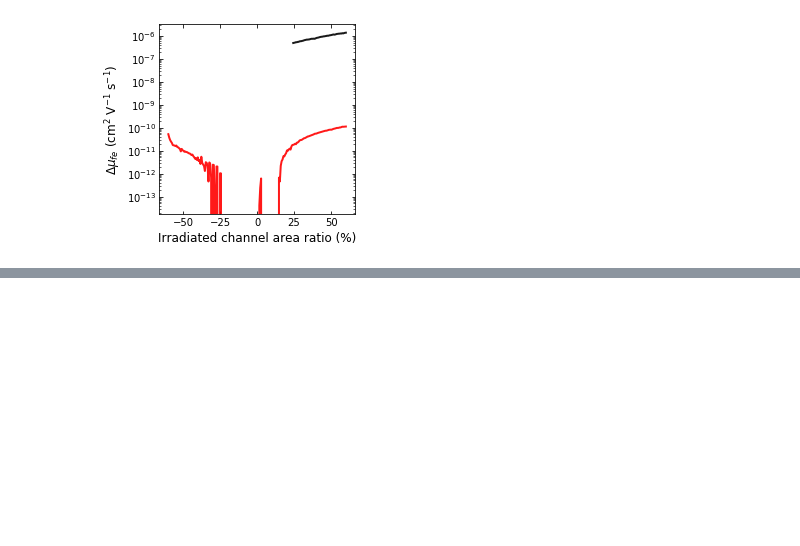
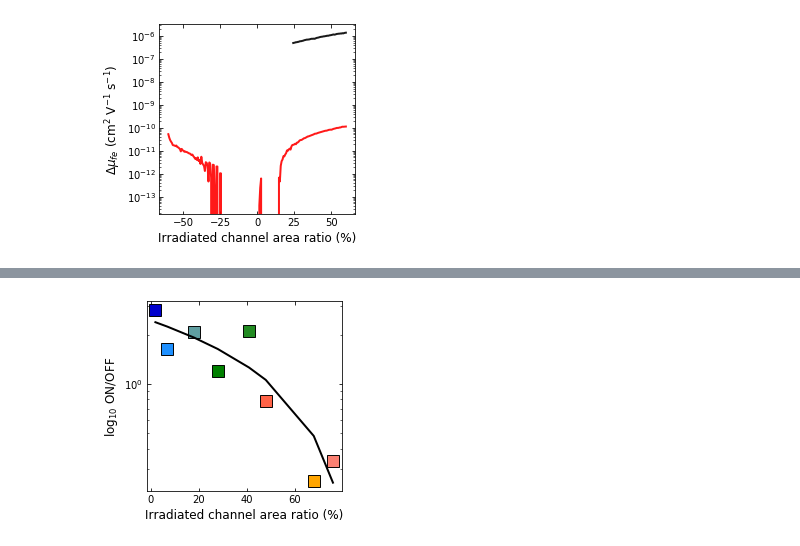
Before and after one commit to molydisulfide/Cut-to-channel-ratio-study, a Jupyter notebook: Paper.ipynb, the cells around one changed output, grey strips where cells are left out. Cells and saved outputs as stored; diff of their text form; code cells hidden in the pictures; blank space fills up the shorter version.

```diff
--- a/Paper.ipynb
+++ b/Paper.ipynb
@@ -951,2 +975,20 @@ plt.show()
+# %%
+fig = plt.figure(figsize = (3.5,3.5))
+ax9 = fig.add_subplot(111)
+cb = ['mediumblue','dodgerblue', 'cadetblue', 'g', 'forestgreen', 'tomato', 'orange', 'salmon']
+for i in range(len(cb)):
+    ax9.plot(ratios[i], l[i],'s', ms =12, color=cb[i], mew = '0.95', linewidth = 2, mec = 'black',
+        label = "As-made")
+ax9.plot(ratios, fit_fn(ratios), color = 'black', lw = 2, ls = "-")
+ax9.set_yscale('log')
+ax9.tick_params(which = 'both', direction = 'in', top = 'on', right = 'on')
+ax9.set_ylabel("log$_{10}$ ON/OFF ", fontsize = 12)
+ax9.set_xlabel("Irradiated channel area ratio (%)", fontsize = 12)
+#ax9.legend(loc = 'lower right', fontsize = 11)
+
+plt.savefig("on_offs",bbox_inches='tight', dpi = 300)
+plt.show()
+# %% [output]
+[figure, added]
 # %%
 fig = plt.figure(figsize = ((8,8)))
```
Also changed, not shown: parts of 16 cells of this notebook, 3 other files.
